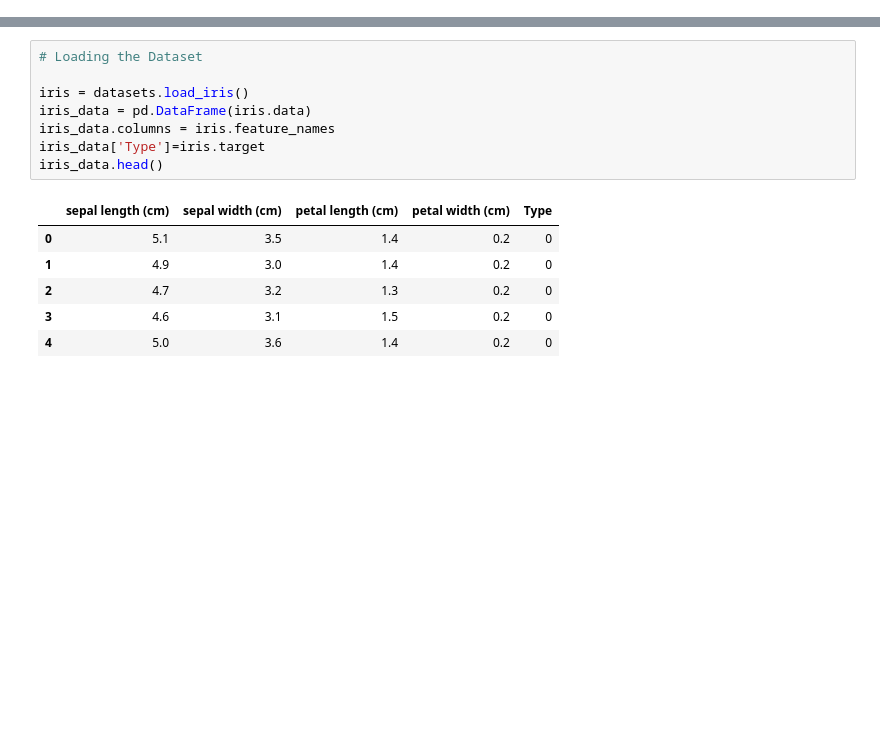
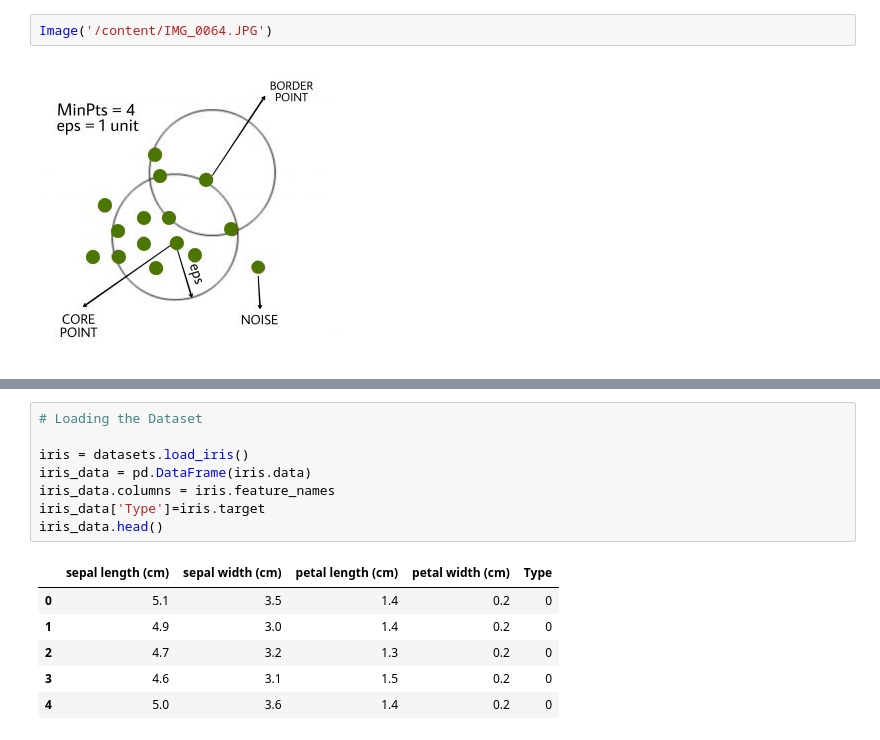
Before and after one commit to sandipanpaul21/Clustering-in-Python, a Jupyter notebook: 11_DBScan_Clustering.ipynb, the cells around one changed output, grey strips where cells are left out. Cells and saved outputs as stored; diff of their text form; blank space fills up the shorter version.

```diff
--- a/11_DBScan_Clustering.ipynb
+++ b/11_DBScan_Clustering.ipynb
@@ -31,0 +49,4 @@ from sklearn.metrics import silhouette_score
+# %%
+Image('/content/IMG_0064.JPG')
+# %% [output]
+[figure, added]
```
Also changed, not shown: parts of 33 cells of this notebook.
